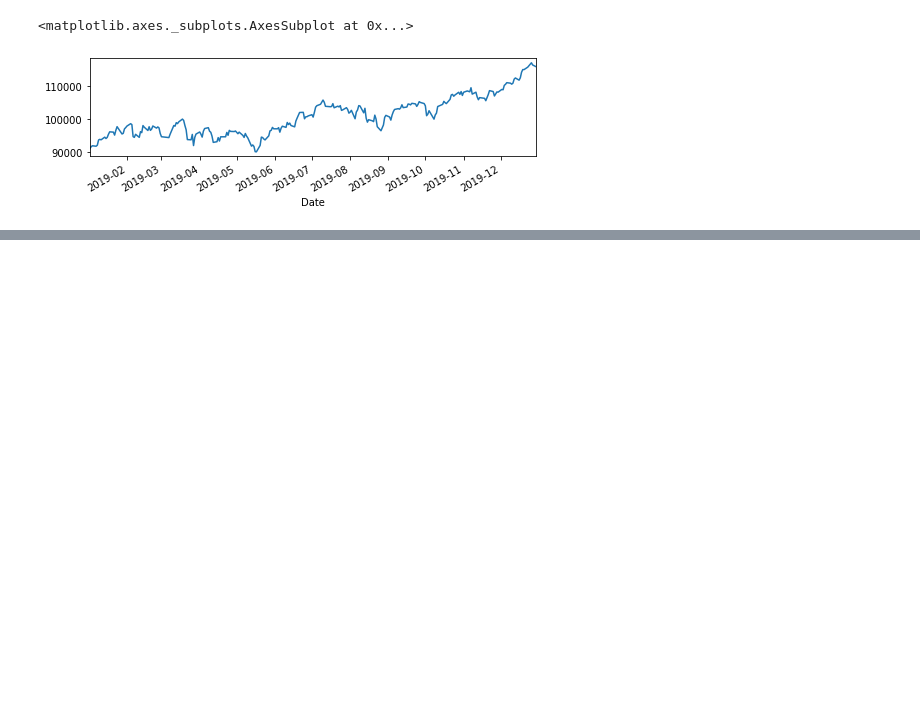
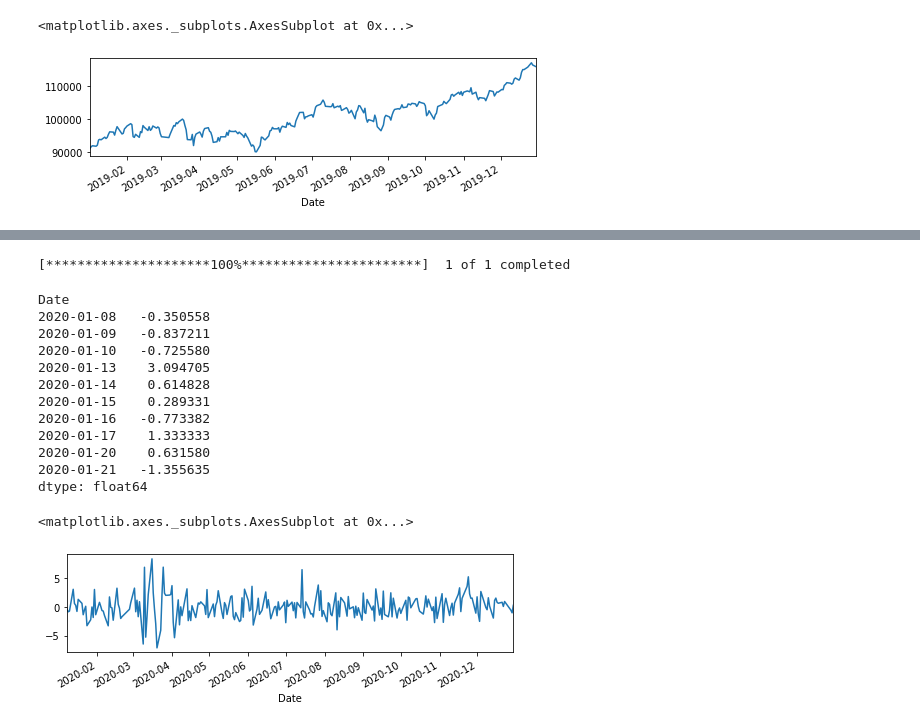
Before and after one commit to kioolz/Kioolz-World, a Jupyter notebook: IBOV.ipynb, the cells around one changed output, grey strips where cells are left out. Cells and saved outputs as stored; diff of their text form; code cells hidden in the pictures; blank space fills up the shorter version.

```diff
--- a/IBOV.ipynb
+++ b/IBOV.ipynb
@@ -248,0 +219,21 @@ cotaknri11 = knri11["Close"].plot(figsize=(8,2), label="knri11")
+# %%
+vale3 = web.get_data_yahoo('VALE3.SA', start=datetime.datetime(2020,1,8), end=datetime.datetime(2021,1,1))
+pct_vale3 = (vale3.Close/ vale3.Open).apply(lambda x:x-1)*100
+display(pct_vale3.head(10))
+pct_vale3.plot(figsize=(8,2))
+# %% [output]
+[*********************100%***********************]  1 of 1 completed
+Date
+2020-01-08   -0.350558
+2020-01-09   -0.837211
+2020-01-10   -0.725580
+2020-01-13    3.094705
+2020-01-14    0.614828
+2020-01-15    0.289331
+2020-01-16   -0.773382
+2020-01-17    1.333333
+2020-01-20    0.631580
+2020-01-21   -1.355635
+dtype: float64
+<matplotlib.axes._subplots.AxesSubplot at 0x...>
+[figure, added]
```
Also changed, not shown: parts of 45 cells of this notebook.
